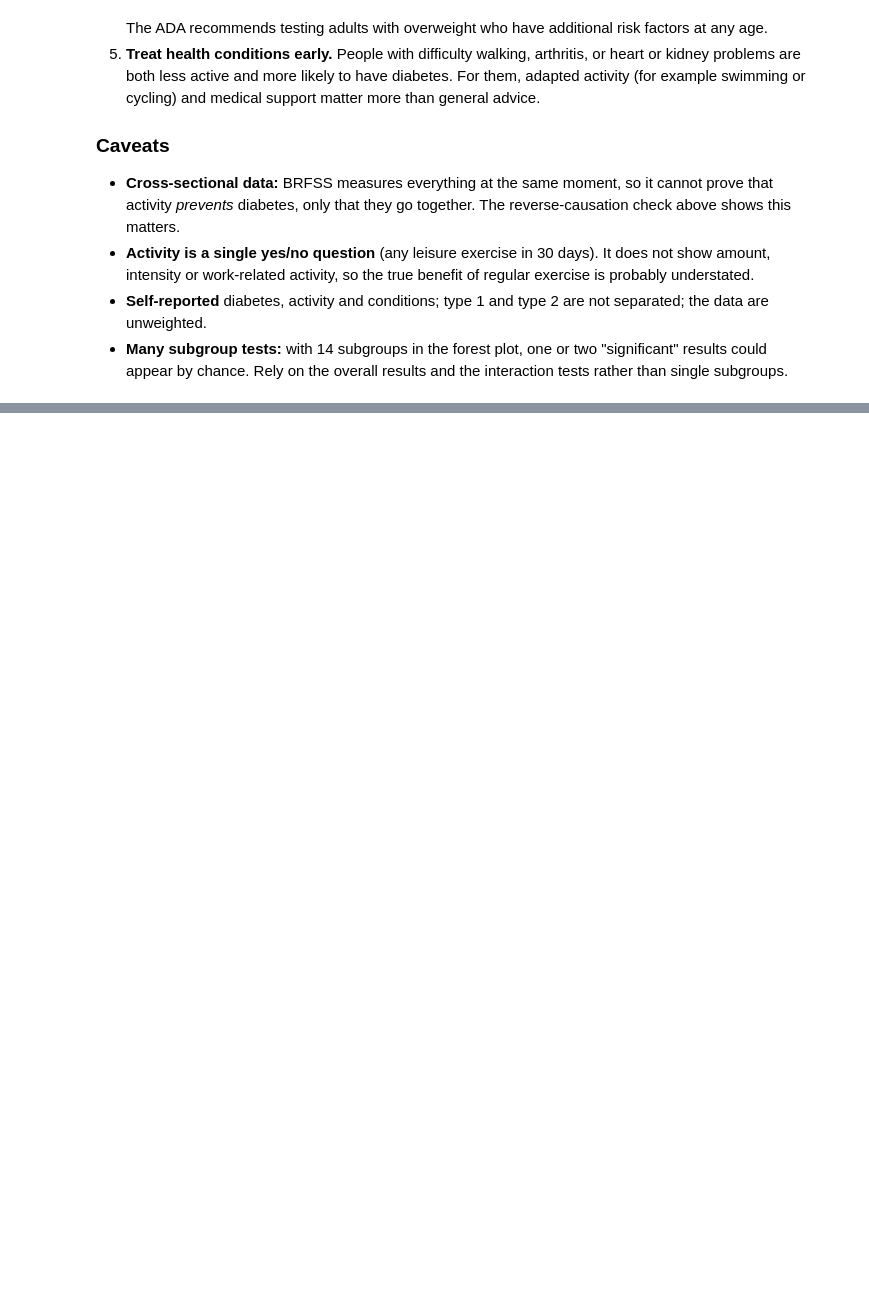
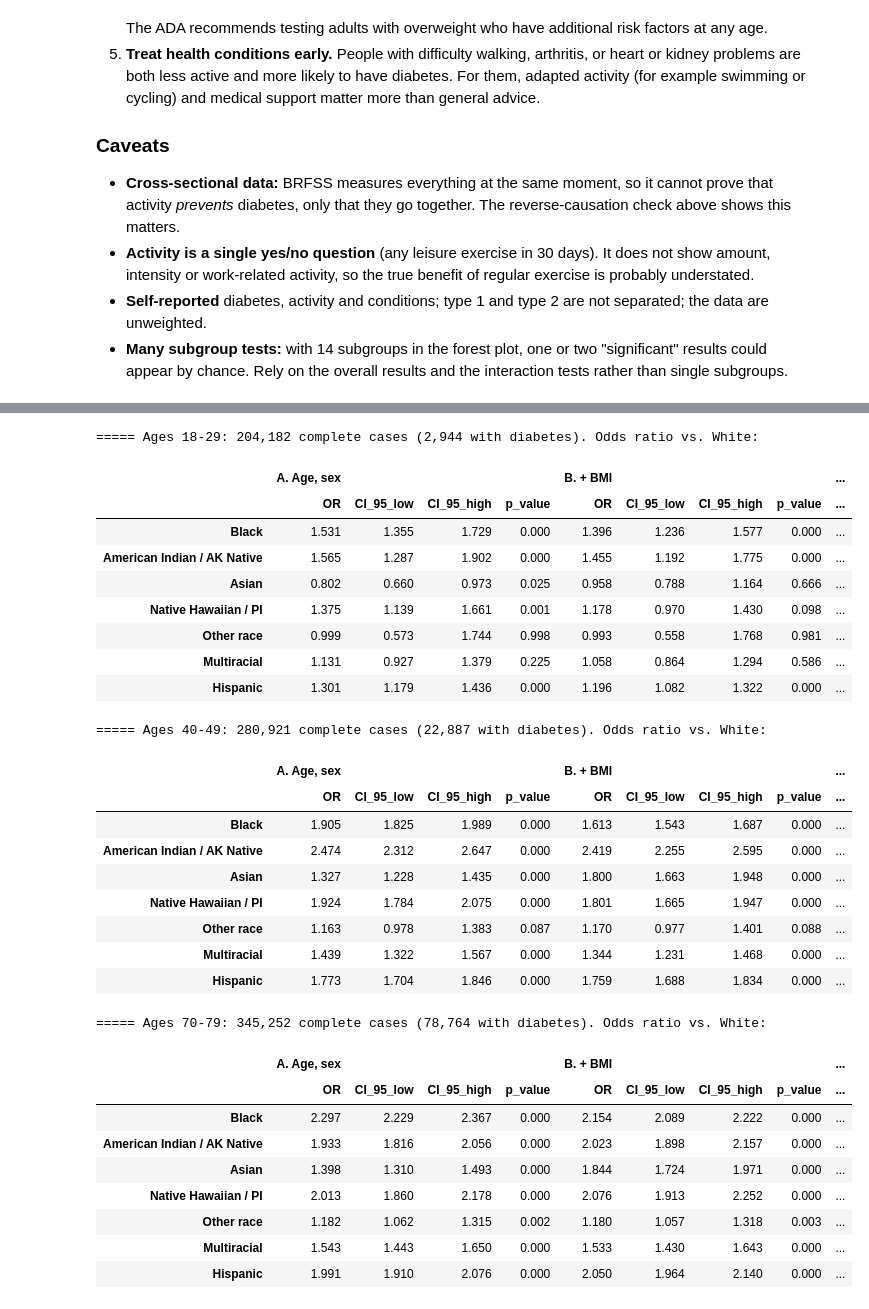
Before and after one commit to hele-L/CMPT491_Project, a Jupyter notebook: harmonized_processing_fixed.ipynb, the cells around one changed output, grey strips where cells are left out. Drawn from its saved outputs; the diff is of its cells as text; code cells hidden in the pictures; blank space fills up the shorter version.

```diff
--- a/harmonized_processing_fixed.ipynb
+++ b/harmonized_processing_fixed.ipynb
@@ -2207,0 +2896,80 @@ Ranked by the strength of evidence in this data:
+# %%
+# 2. Odds ratios vs. White in each age group, as factors are added (same complete-case rows in every model)
+def race_age_features(data):
+    race_d = pd.get_dummies(data["Race"], dtype=float).drop(columns="White").where(data["Race"].notna())
+    return pd.concat([race_d, pd.DataFrame({
+        "Older half of age group": data["Older half of age group"],
+        "Male":                    data["_SEX"],
+        "BMI (per 5 units)":       data["_BMI5"] / 5,
+        "Income (per level)":      data["INCOME3"],
+        "College graduate":        (data["EDUCA"] == 6).astype(float).where(data["EDUCA"].notna()),
+        "Employed":                data["EMPLOY1"].isin([1, 2]).astype(float).where(data["EMPLOY1"].notna()),
+        "Married":                 (data["MARITAL"] == 1).astype(float).where(data["MARITAL"].notna()),
+        "Physically active":       data["_TOTINDA"],
+        "Ever smoked":             data["SMOKE100"],
+        "Drinks alcohol":          (data["ALCDAY4_cleaned"] > 0).astype(float).where(data["ALCDAY4_cleaned"].notna()),
+        "Depression diagnosis":    data["ADDEPEV3"],
+        "14+ poor mental days":    (data["MENTHLTH"] >= 14).astype(float).where(data["MENTHLTH"].notna()),
+        "Has health insurance":    data["_HLTHPL2"],
+        "Couldn't afford doctor":  data["MEDCOST1"],
+    }), data["diabetes"]], axis=1).dropna()
+
+race_cols_age = [r for r in race_names if r != "White"]
+step_cols = {
+    "A. Age, sex": ["Older half of age group", "Male"],
+    "B. + BMI": ["Older half of age group", "Male", "BMI (per 5 units)"],
+}
+race_or_by_age = {}
+for age_name, data in age_data.items():
+    f = race_age_features(data)
+    other_cols = [c for c in f.columns if c not in race_cols_age + ["diabetes"]]
+    models = {**{k: race_cols_age + v for k, v in step_cols.items()},
+              "C. + income, education, lifestyle, mental health, access": race_cols_age + other_cols}
+    y_f = f["diabetes"].to_numpy()
+    results = {}
+    for model_name, cols in models.items():
+        b, s, _ = logit_fit(f[cols].to_numpy(float), y_f)
+        b, s = pd.Series(b, index=cols)[race_cols_age], pd.Series(s, index=cols)[race_cols_age]
+        results[model_name] = pd.DataFrame({"OR": np.exp(b), "CI_95_low": np.exp(b - 1.96 * s),
+                                            "CI_95_high": np.exp(b + 1.96 * s), "p_value": 2 * norm.sf(np.abs(b / s)),
+                                            "b": b, "se": s})
+    race_or_by_age[age_name] = results
+    print(f"===== Ages {age_name}: {len(f):,} complete cases ({int(y_f.sum()):,} with diabetes). Odds ratio vs. White:")
+    display(pd.concat({k: v[["OR", "CI_95_low", "CI_95_high", "p_value"]] for k, v in results.items()}, axis=1).round(3))
+
+print("Fully adjusted odds ratio vs. White (model C), side by side:")
+full_model = "C. + income, education, lifestyle, mental health, access"
+display(pd.DataFrame({age: r[full_model]["OR"] for age, r in race_or_by_age.items()}).round(2))
+print("Odds ratio vs. White after age, sex and BMI (model B), side by side:")
+display(pd.DataFrame({age: r["B. + BMI"]["OR"] for age, r in race_or_by_age.items()}).round(2))
+# %% [output]
+===== Ages 18-29: 204,182 complete cases (2,944 with diabetes). Odds ratio vs. White:
+|  | A. Age, sex |  |  |  | B. + BMI |  |  |  | ... |
+|  | OR | CI_95_low | CI_95_high | p_value | OR | CI_95_low | CI_95_high | p_value | ... |
+| Black | 1.531 | 1.355 | 1.729 | 0.000 | 1.396 | 1.236 | 1.577 | 0.000 | ... |
+| American Indian / AK Native | 1.565 | 1.287 | 1.902 | 0.000 | 1.455 | 1.192 | 1.775 | 0.000 | ... |
+| Asian | 0.802 | 0.660 | 0.973 | 0.025 | 0.958 | 0.788 | 1.164 | 0.666 | ... |
+| Native Hawaiian / PI | 1.375 | 1.139 | 1.661 | 0.001 | 1.178 | 0.970 | 1.430 | 0.098 | ... |
+| Other race | 0.999 | 0.573 | 1.744 | 0.998 | 0.993 | 0.558 | 1.768 | 0.981 | ... |
+| Multiracial | 1.131 | 0.927 | 1.379 | 0.225 | 1.058 | 0.864 | 1.294 | 0.586 | ... |
+| Hispanic | 1.301 | 1.179 | 1.436 | 0.000 | 1.196 | 1.082 | 1.322 | 0.000 | ... |
+===== Ages 40-49: 280,921 complete cases (22,887 with diabetes). Odds ratio vs. White:
+|  | A. Age, sex |  |  |  | B. + BMI |  |  |  | ... |
+|  | OR | CI_95_low | CI_95_high | p_value | OR | CI_95_low | CI_95_high | p_value | ... |
+| Black | 1.905 | 1.825 | 1.989 | 0.000 | 1.613 | 1.543 | 1.687 | 0.000 | ... |
+| American Indian / AK Native | 2.474 | 2.312 | 2.647 | 0.000 | 2.419 | 2.255 | 2.595 | 0.000 | ... |
+| Asian | 1.327 | 1.228 | 1.435 | 0.000 | 1.800 | 1.663 | 1.948 | 0.000 | ... |
+| Native Hawaiian / PI | 1.924 | 1.784 | 2.075 | 0.000 | 1.801 | 1.665 | 1.947 | 0.000 | ... |
+| Other race | 1.163 | 0.978 | 1.383 | 0.087 | 1.170 | 0.977 | 1.401 | 0.088 | ... |
+| Multiracial | 1.439 | 1.322 | 1.567 | 0.000 | 1.344 | 1.231 | 1.468 | 0.000 | ... |
+| Hispanic | 1.773 | 1.704 | 1.846 | 0.000 | 1.759 | 1.688 | 1.834 | 0.000 | ... |
+===== Ages 70-79: 345,252 complete cases (78,764 with diabetes). Odds ratio vs. White:
+|  | A. Age, sex |  |  |  | B. + BMI |  |  |  | ... |
+|  | OR | CI_95_low | CI_95_high | p_value | OR | CI_95_low | CI_95_high | p_value | ... |
+| Black | 2.297 | 2.229 | 2.367 | 0.000 | 2.154 | 2.089 | 2.222 | 0.000 | ... |
+| American Indian / AK Native | 1.933 | 1.816 | 2.056 | 0.000 | 2.023 | 1.898 | 2.157 | 0.000 | ... |
+| Asian | 1.398 | 1.310 | 1.493 | 0.000 | 1.844 | 1.724 | 1.971 | 0.000 | ... |
+| Native Hawaiian / PI | 2.013 | 1.860 | 2.178 | 0.000 | 2.076 | 1.913 | 2.252 | 0.000 | ... |
+| Other race | 1.182 | 1.062 | 1.315 | 0.002 | 1.180 | 1.057 | 1.318 | 0.003 | ... |
+| Multiracial | 1.543 | 1.443 | 1.650 | 0.000 | 1.533 | 1.430 | 1.643 | 0.000 | ... |
+| Hispanic | 1.991 | 1.910 | 2.076 | 0.000 | 2.050 | 1.964 | 2.140 | 0.000 | ... |
```
Also changed, not shown: parts of 30 cells of this notebook, 1 other file.
